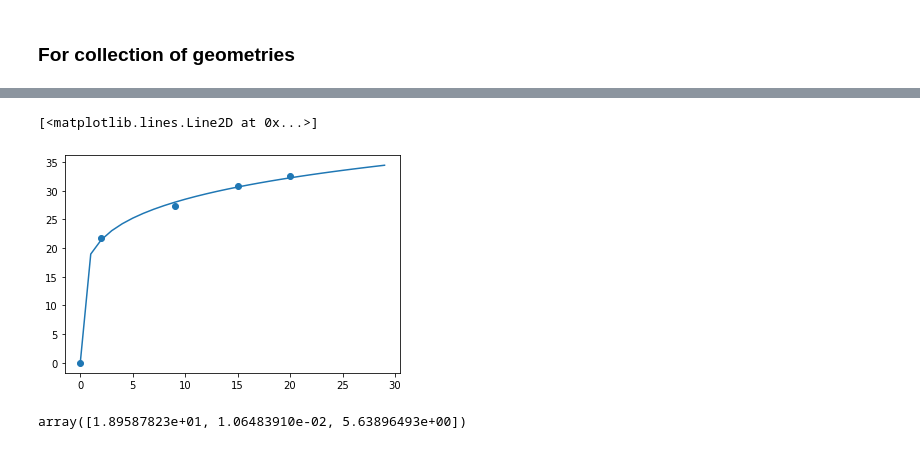
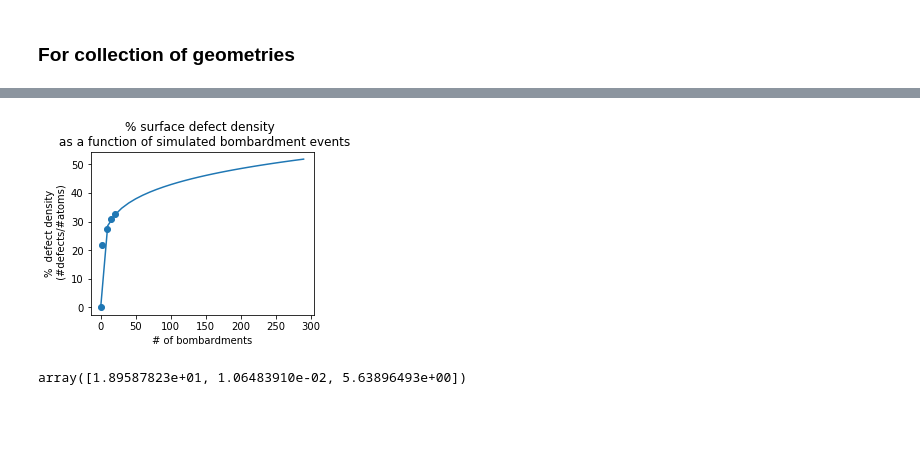
Before and after one commit to chengeaa/researchscripts, a Jupyter notebook: ASE processing.ipynb, the cells around one changed output, grey strips where cells are left out. Saved outputs shown, nothing was run; the diff lists cells and outputs as text; code cells hidden in the pictures; blank space fills up the shorter version.

```diff
--- a/ASE processing.ipynb
+++ b/ASE processing.ipynb
@@ -1341,27 +1342,33 @@ plt.scatter(x, y)
 # %%
+import numpy as np
+import matplotlib.pyplot as plt
 from scipy.optimize import curve_fit
 from scipy.special import expit
 def f(x, a, b, c):
     return a * x**(1/c) + b
 
 # def f(x, a, b, c):
 #     return a * expit(x) + b
 
 x = [0, 2,9, 15, 20]
 y = [0, 21.7, 27.4, 30.78, 32.5] # percent of coordination defects
 # y = [3/4,
 #      0.7614574437802448,
 # 0.7821693907875186,
 # 0.8032886723507917,
 # 0.8215845290081097
 #     ] # Si stoichiometry
 params = curve_fit(f, x, y)[0]
-plotx = np.arange(30)
+plt.figure(figsize = (4,3))
+plotx = np.arange(0, 300, 10)
 plt.scatter(x, y)
+plt.title("% surface defect density \n as a function of simulated bombardment events")
+plt.ylabel("%  defect density\n (#defects/#atoms)")
+plt.xlabel("# of bombardments")
 plt.plot(plotx, f(plotx, *params))
+plt.savefig("defectdensity.png", bbox_inches = 'tight', dpi = 400)
 # %% [output]
-[<matplotlib.lines.Line2D at 0x...>]
-[figure, old version]
+[figure, new version]
 # %%
 params
 # %% [output]
```
Also changed, not shown: parts of 83 cells of this notebook, 18 other files.
